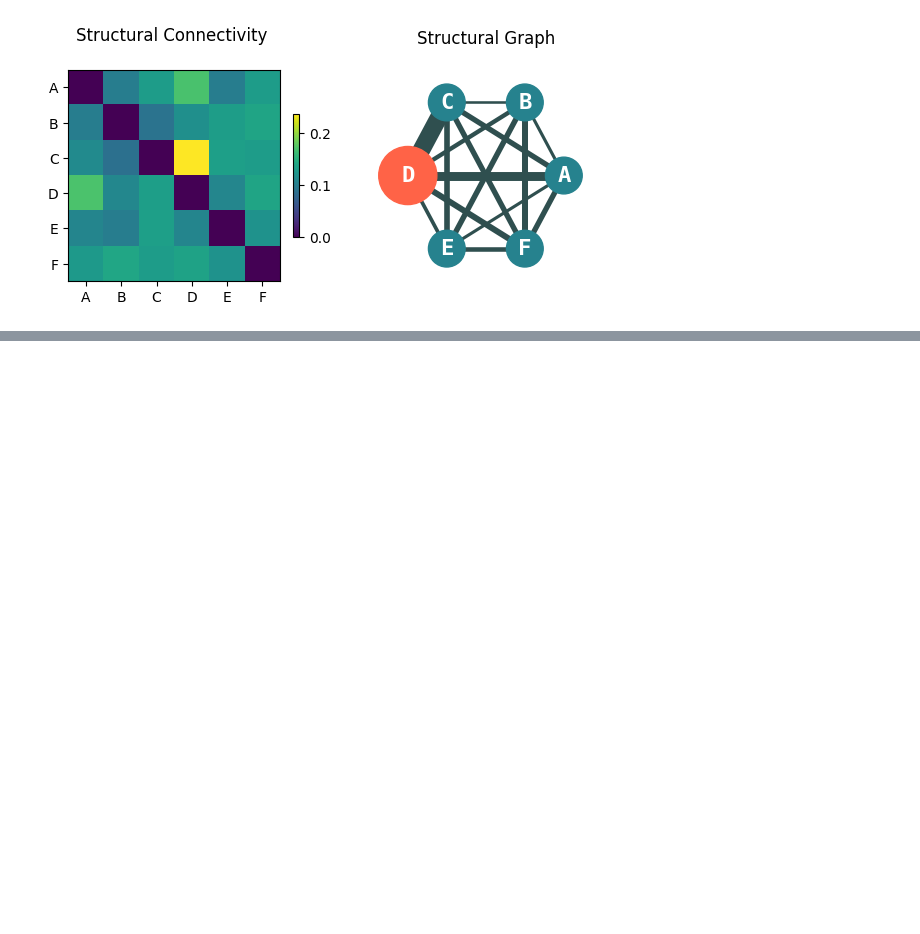
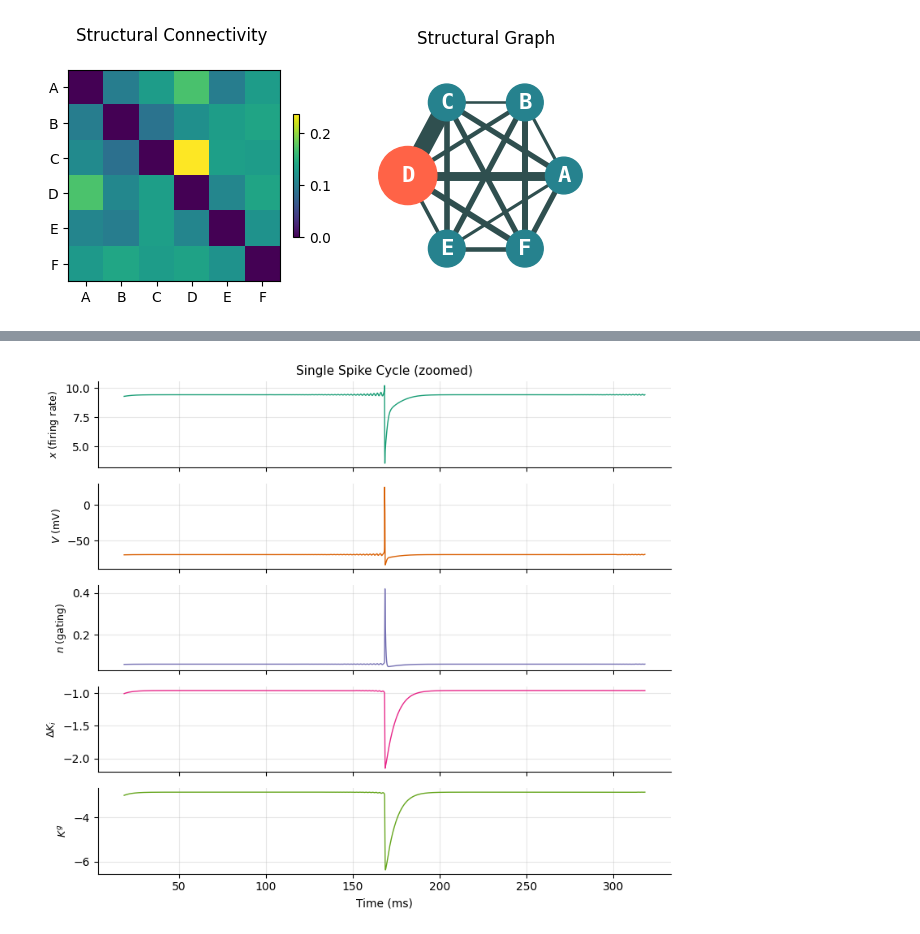
Before and after one commit to the-virtual-brain/tvb-root, a Jupyter notebook: tvb_documentation/demos/exploring_K_ION_Exchange_model.ipynb, the cells around one changed output, grey strips where cells are left out. Saved outputs shown, nothing was run; the diff lists cells and outputs as text; code cells hidden in the pictures; blank space fills up the shorter version.

```diff
--- a/tvb_documentation/demos/exploring_K_ION_Exchange_model.ipynb
+++ b/tvb_documentation/demos/exploring_K_ION_Exchange_model.ipynb
@@ -406,0 +635,24 @@ plt.show()
+# %%
+# Find the second spike (first clear periodic spike, after transient)
+spike_idx = np.where(np.diff((V_c > -20).astype(int)) == 1)[0]
+if len(spike_idx) >= 2:
+    center = spike_idx[1]
+    window = 150  # ms on each side
+    i_lo = max(0, center - int(window / dt_custom))
+    i_hi = min(len(ts_custom), center + int(window / dt_custom))
+
+    fig, axes = plt.subplots(5, 1, figsize=(8, 7), sharex=True)
+    for ax, lbl, d, c in zip(axes, labels, data_arrays, colors):
+        ax.plot(ts_custom[i_lo:i_hi], d[i_lo:i_hi], color=c, linewidth=1)
+        ax.set_ylabel(lbl, fontsize=9)
+        ax.grid(True, alpha=0.3)
+        ax.spines['top'].set_visible(False)
+        ax.spines['right'].set_visible(False)
+    axes[-1].set_xlabel('Time (ms)', fontsize=10)
+    axes[0].set_title('Single Spike Cycle (zoomed)', fontsize=11)
+    plt.tight_layout()
+    plt.show()
+else:
+    print("Not enough spikes for zoomed view.")
+# %% [output]
+[figure, added]
```
Also changed, not shown: parts of 85 cells of this notebook, 1 other file.
